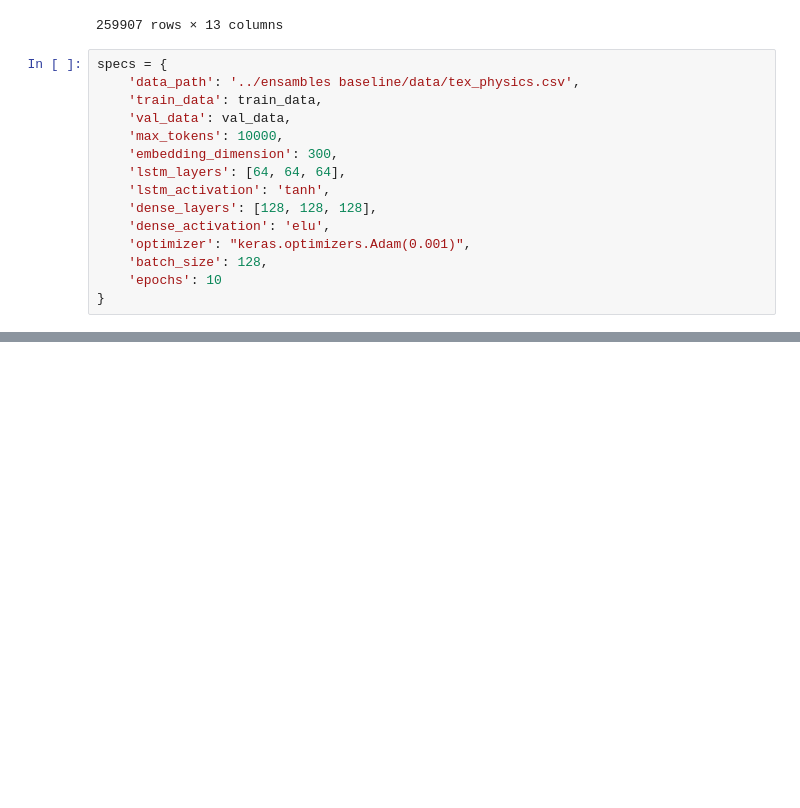
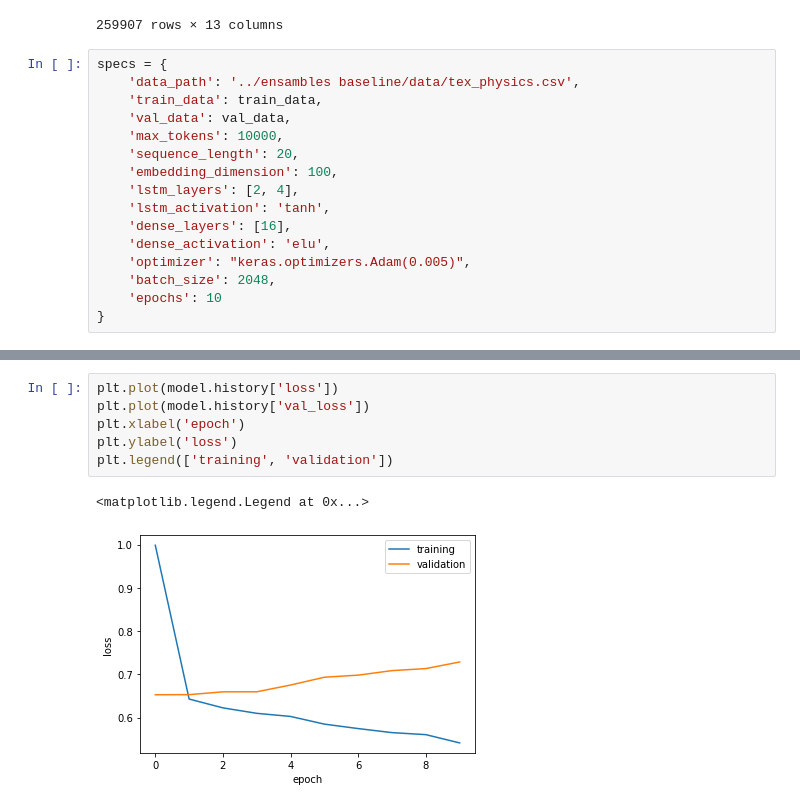
Before and after one commit to factoredai/sokrates, a Jupyter notebook: Basic NLP Exploration/Basic NLP Exploration.ipynb, the cells around one changed output, grey strips where cells are left out. Saved outputs shown, nothing was run; the diff lists cells and outputs as text; blank space fills up the shorter version.

```diff
--- a/Basic NLP Exploration/Basic NLP Exploration.ipynb
+++ b/Basic NLP Exploration/Basic NLP Exploration.ipynb
@@ -57,13 +58,14 @@ specs = {
     'train_data': train_data,
     'val_data': val_data,
     'max_tokens': 10000,
-    'embedding_dimension': 300,
-    'lstm_layers': [64, 64, 64],
+    'sequence_length': 20,
+    'embedding_dimension': 100,
+    'lstm_layers': [2, 4],
     'lstm_activation': 'tanh',
-    'dense_layers': [128, 128, 128],
+    'dense_layers': [16],
     'dense_activation': 'elu',
-    'optimizer': "keras.optimizers.Adam(0.001)",
-    'batch_size': 128,
+    'optimizer': "keras.optimizers.Adam(0.005)",
+    'batch_size': 2048,
     'epochs': 10
 }
 # %%
@@ -82,0 +119,9 @@ Epoch 6/10
+# %%
+plt.plot(model.history['loss'])
+plt.plot(model.history['val_loss'])
+plt.xlabel('epoch')
+plt.ylabel('loss')
+plt.legend(['training', 'validation'])
+# %% [output]
+<matplotlib.legend.Legend at 0x...>
+[figure, added]
```
Also changed, not shown: parts of 14 cells of this notebook, 3 other files.
